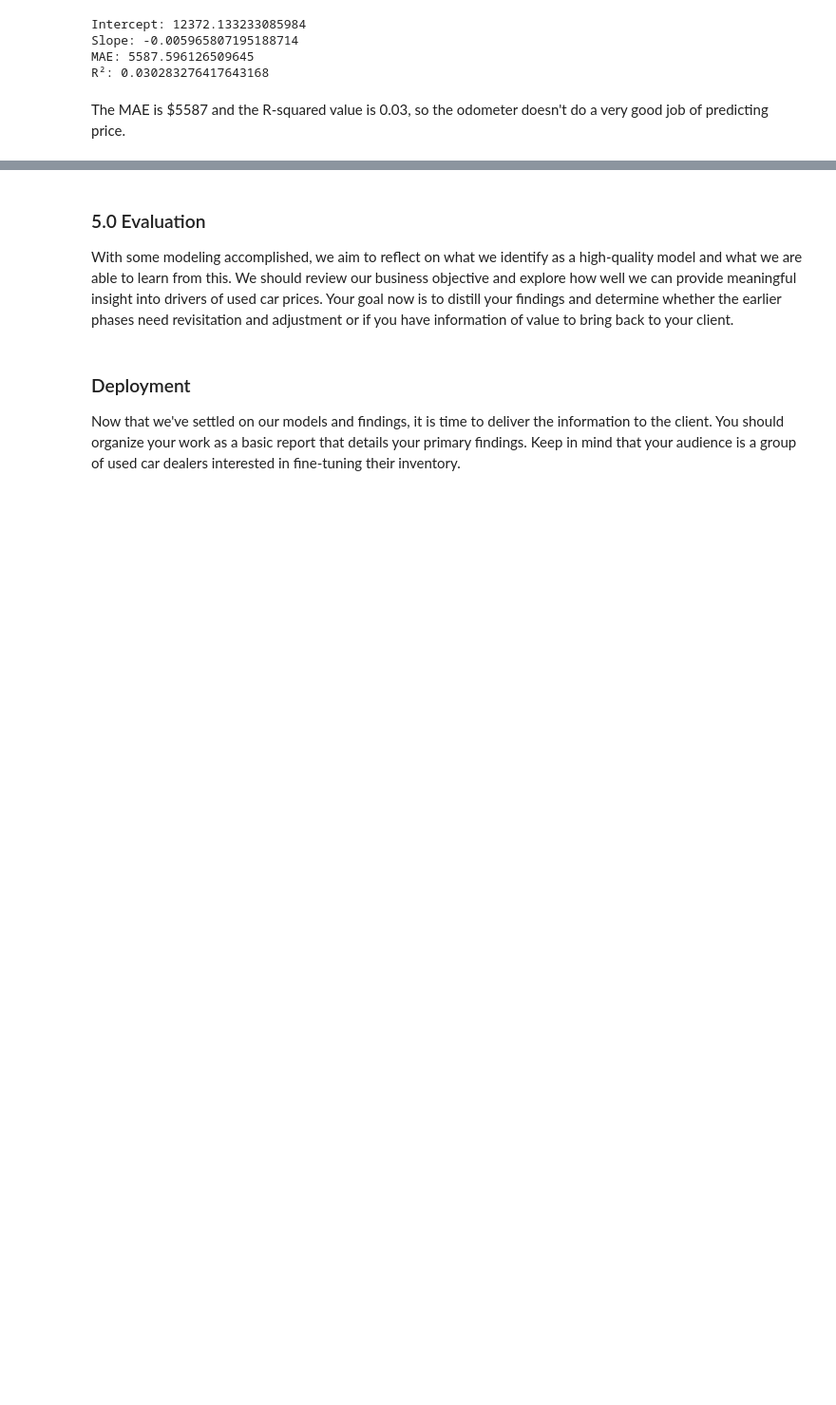
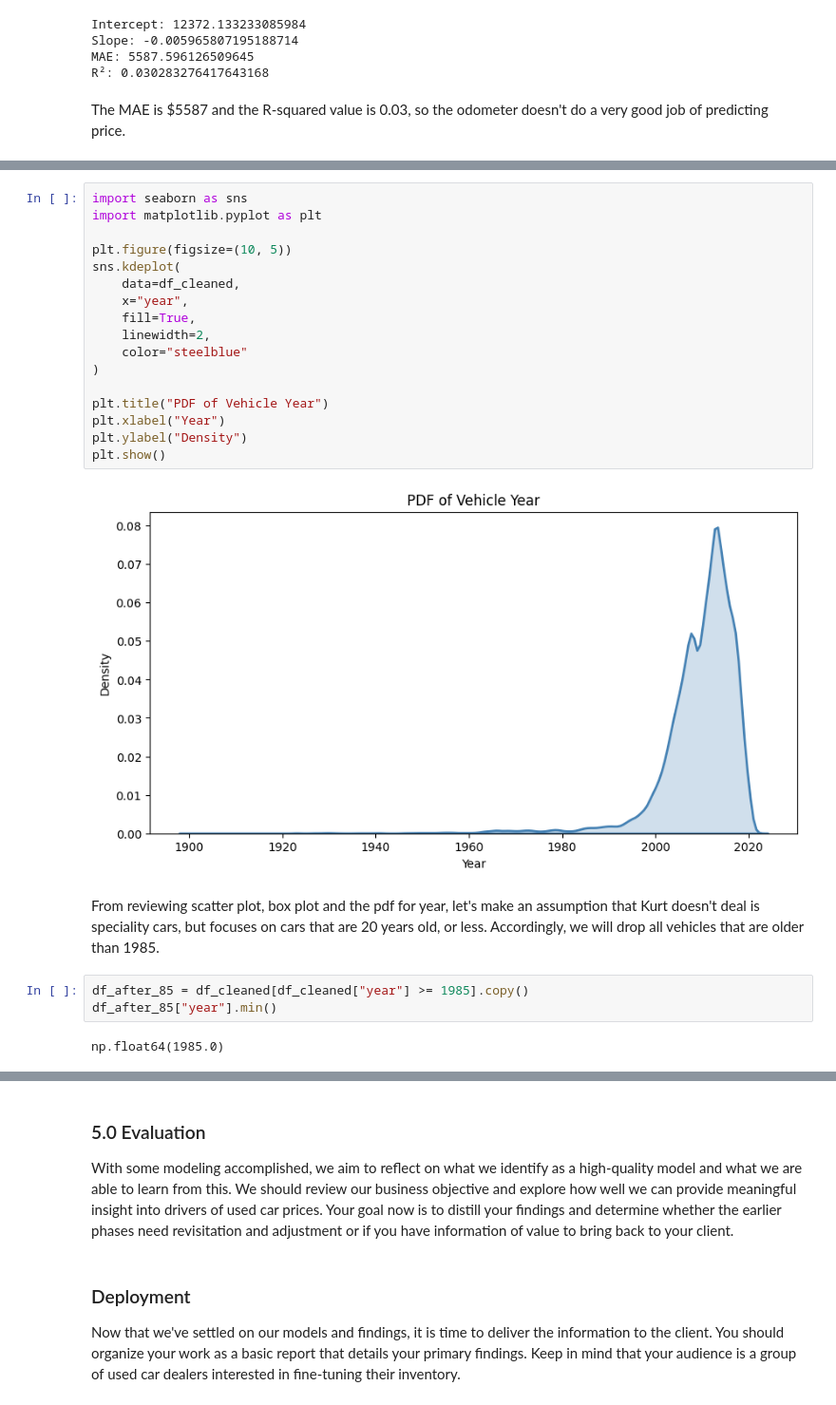
Before and after one commit to jeffreylgoode/what-drives-car-prices, a Jupyter notebook: notebooks/car_price_analysis.ipynb, the cells around one changed output, grey strips where cells are left out. Shown at 95% size. Drawn from its saved outputs; the diff is of its cells as text; blank space fills up the shorter version.

```diff
--- a/notebooks/car_price_analysis.ipynb
+++ b/notebooks/car_price_analysis.ipynb
@@ -890,0 +939,27 @@ The MAE is $5587 and the R-squared value is 0.03, so the odometer doesn't do a v
+# %%
+import seaborn as sns
+import matplotlib.pyplot as plt
+
+plt.figure(figsize=(10, 5))
+sns.kdeplot(
+    data=df_cleaned,
+    x="year",
+    fill=True,
+    linewidth=2,
+    color="steelblue"
+)
+
+plt.title("PDF of Vehicle Year")
+plt.xlabel("Year")
+plt.ylabel("Density")
+plt.show()
+# %% [output]
+[figure, added]
+# %% [markdown]
+From reviewing scatter plot, box plot and the pdf for year, let's make an assumption that Kurt doesn't deal is speciality cars, but focuses on cars that are 20 years old, or less.
+Accordingly, we will drop all vehicles that are older than 1985.
+# %%
+df_after_85 = df_cleaned[df_cleaned["year"] >= 1985].copy()
+df_after_85["year"].min()
+# %% [output]
+np.float64(1985.0)
```
Also changed, not shown: parts of 29 cells of this notebook.
